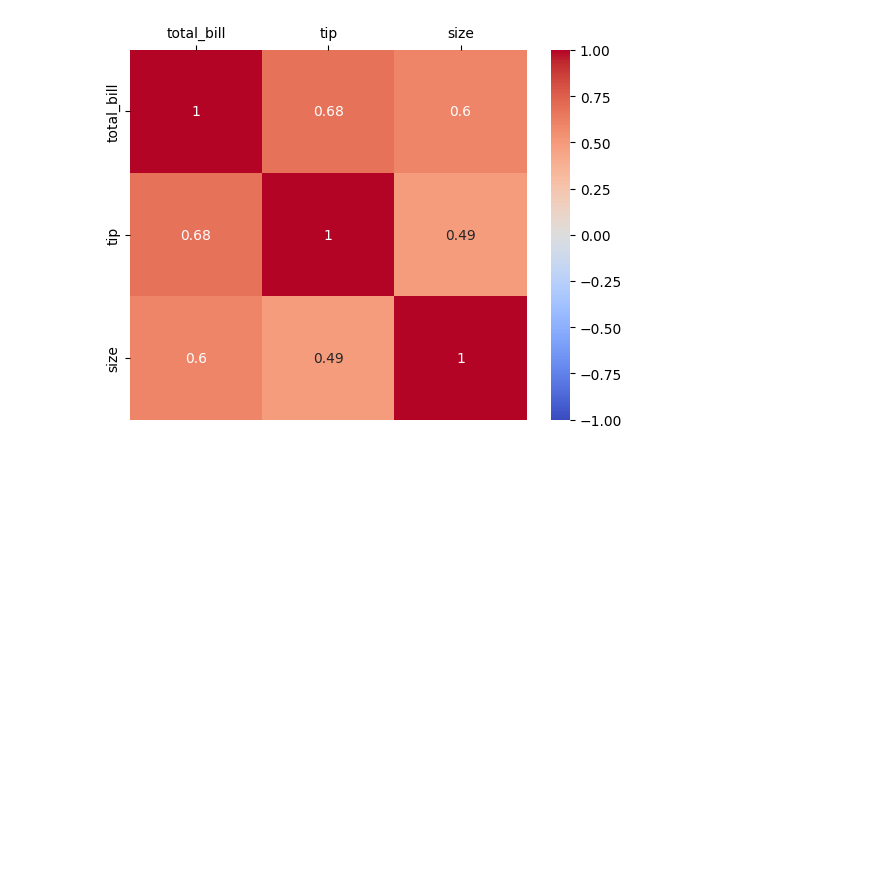
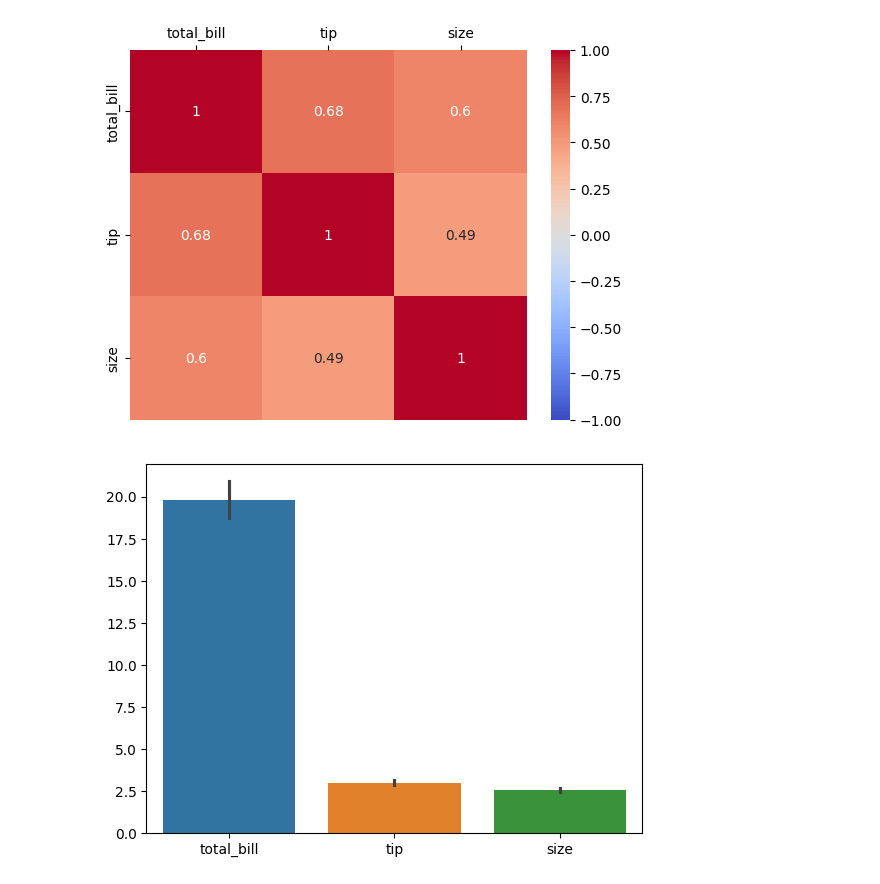
Before and after one commit to HcChaves/estudosDataScience, a Jupyter notebook: RegressaoLinear/regressionLinear.ipynb, the cells around one changed output. Cells and saved outputs as stored; diff of their text form; code cells hidden in the pictures; blank space fills up the shorter version.

```diff
--- a/RegressaoLinear/regressionLinear.ipynb
+++ b/RegressaoLinear/regressionLinear.ipynb
@@ -81,3 +81,8 @@ corr = df_numerics.corr()
 sns.heatmap(corr, annot=True, cmap='coolwarm', vmin=-1, vmax=1).xaxis.tick_top()
 # %% [output]
 [figure]
+# %%
+sns.barplot(data=df)
+plt.show()
+# %% [output]
+[figure, added]
```
